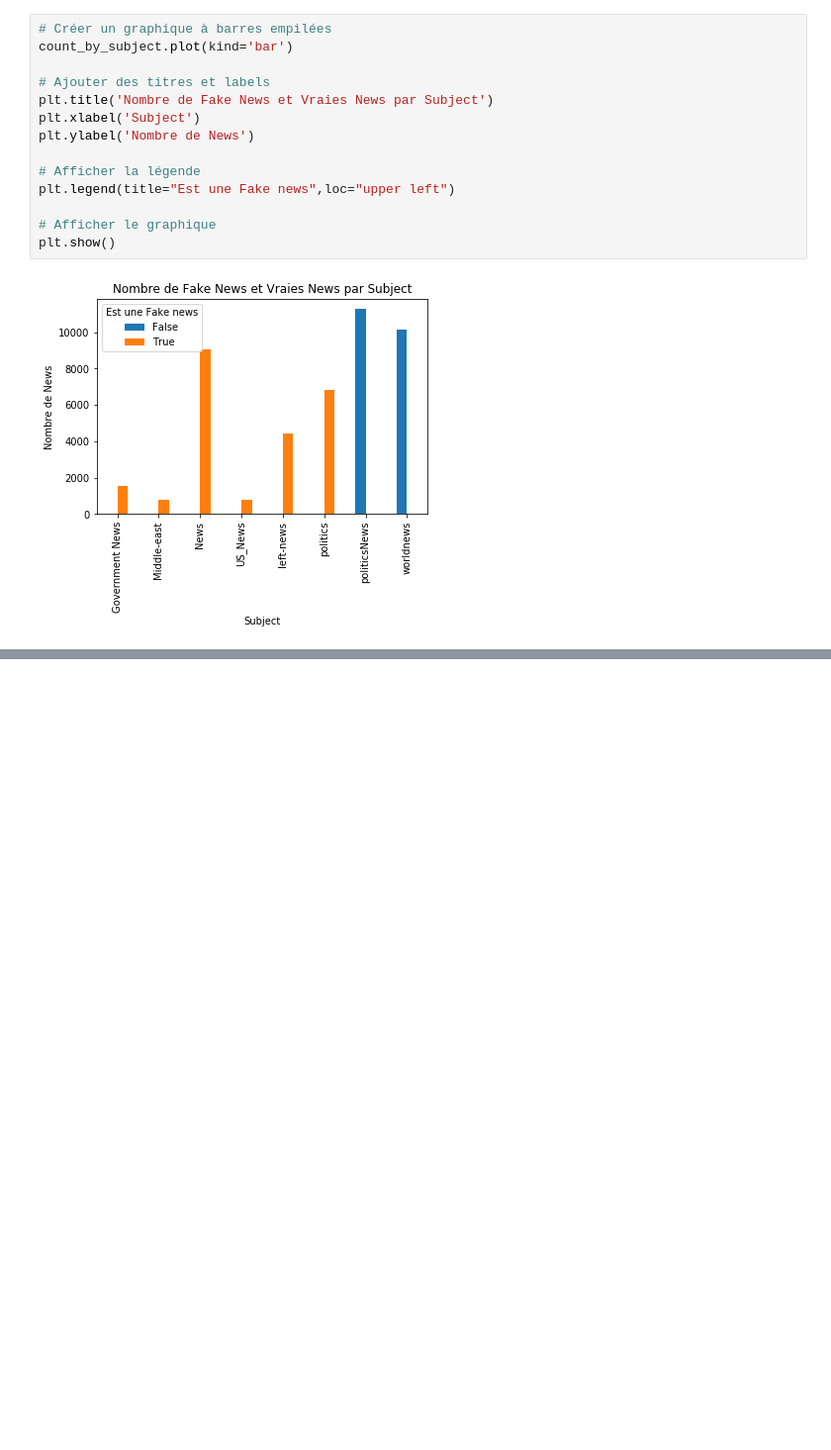
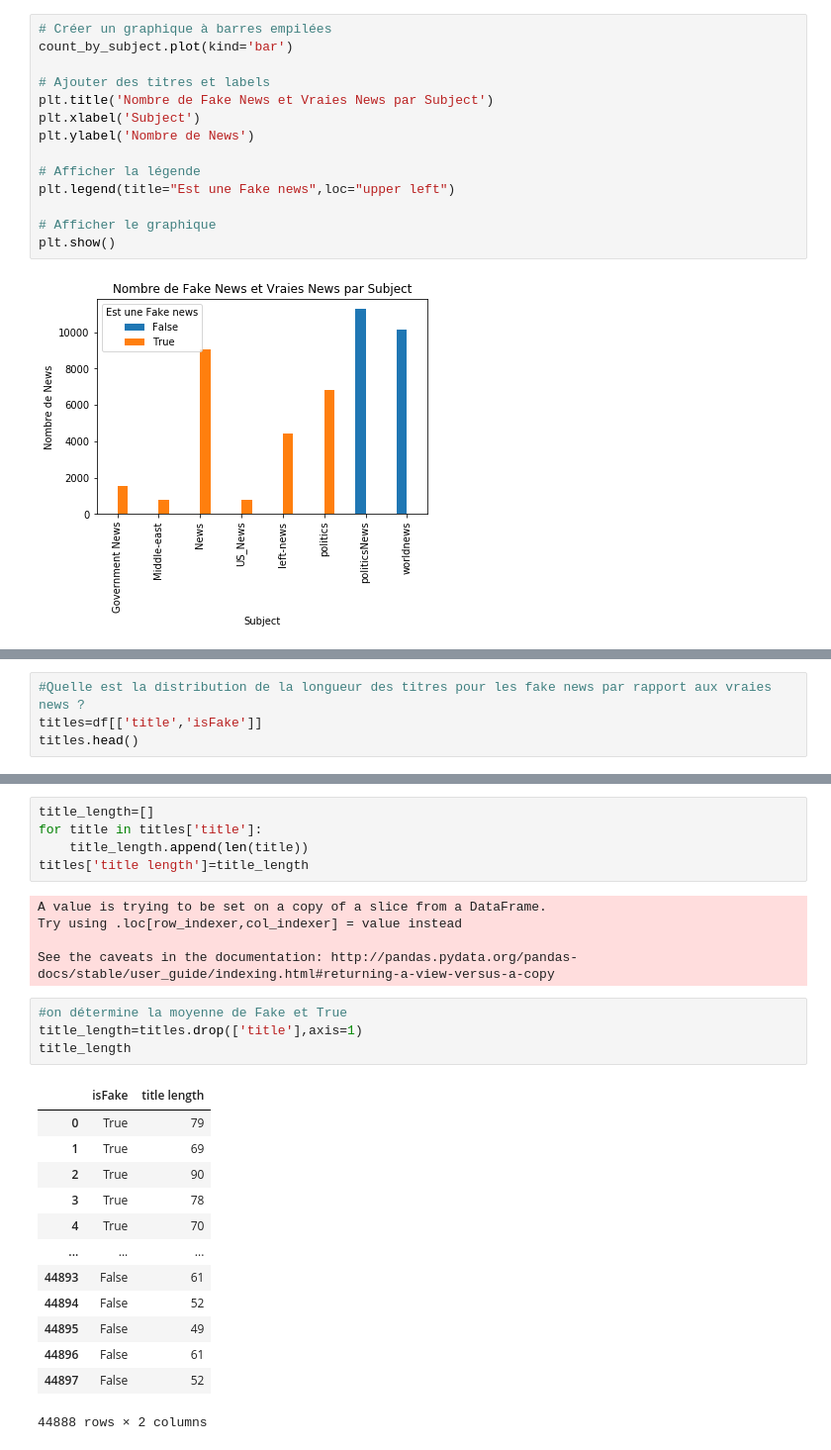
Before and after one commit to BatataNatna/Deep_Fake_project_2024, a Jupyter notebook: Data Analysis.ipynb, the cells around one changed output, grey strips where cells are left out. Shown at 99% size. Saved outputs shown, nothing was run; the diff lists cells and outputs as text; blank space fills up the shorter version.

```diff
--- a/Data Analysis.ipynb
+++ b/Data Analysis.ipynb
@@ -314,0 +307,4 @@ La distribution des fake news et des true news est assez biaisé si on les repro
+# %%
+#Quelle est la distribution de la longueur des titres pour les fake news par rapport aux vraies news ?
+titles=df[['title','isFake']]
+titles.head()
@@ -314,0 +318,28 @@ La distribution des fake news et des true news est assez biaisé si on les repro
+# %%
+title_length=[]
+for title in titles['title']:
+    title_length.append(len(title))
+titles['title length']=title_length
+# %% [output]
+A value is trying to be set on a copy of a slice from a DataFrame.
+Try using .loc[row_indexer,col_indexer] = value instead
+
+See the caveats in the documentation: http://pandas.pydata.org/pandas-docs/stable/user_guide/indexing.html#returning-a-view-versus-a-copy
+# %%
+#on détermine la moyenne de Fake et True
+title_length=titles.drop(['title'],axis=1)
+title_length
+# %% [output]
+|  | isFake | title length |
+| 0 | True | 79 |
+| 1 | True | 69 |
+| 2 | True | 90 |
+| 3 | True | 78 |
+| 4 | True | 70 |
+| ... | ... | ... |
+| 44893 | False | 61 |
+| 44894 | False | 52 |
+| 44895 | False | 49 |
+| 44896 | False | 61 |
+| 44897 | False | 52 |
+44888 rows × 2 columns
```
Also changed, not shown: parts of 19 cells of this notebook.
